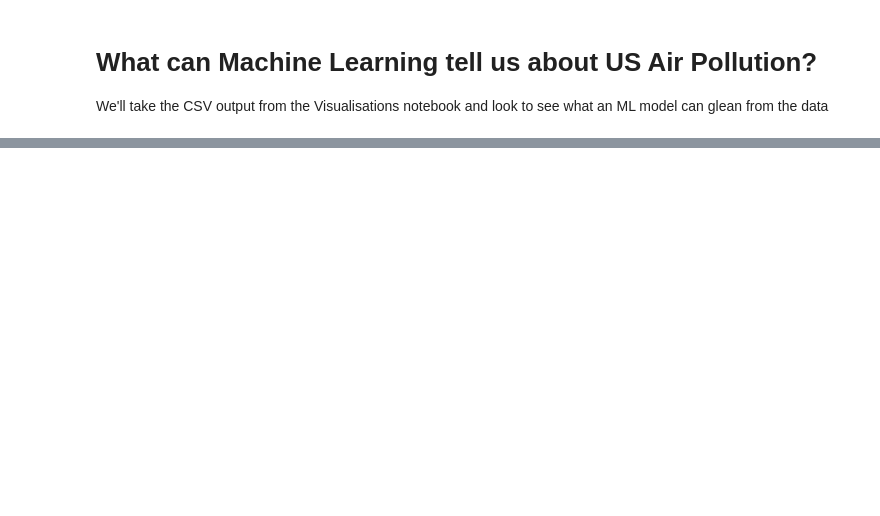
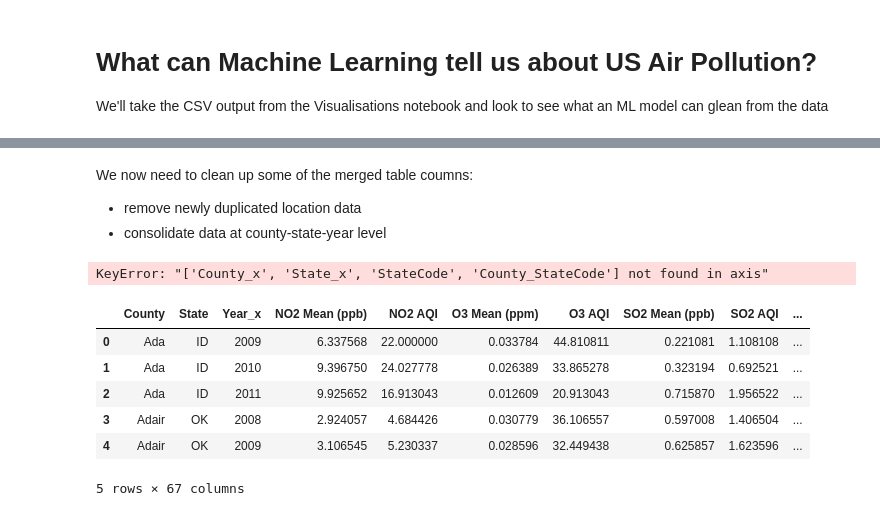
Before and after one commit to illusio666/us_air_pollution, a Jupyter notebook: jupyter_notebooks/pollution_ml.ipynb, the cells around one changed output, grey strips where cells are left out. Saved outputs shown, nothing was run; the diff lists cells and outputs as text; code cells hidden in the pictures; blank space fills up the shorter version.

Commit message:
Add demographic data; revamp location fields to join to demographic data; mothball previous ML in case reuse might be helpful.

```diff
--- a/jupyter_notebooks/pollution_ml.ipynb
+++ b/jupyter_notebooks/pollution_ml.ipynb
@@ -8,0 +90,4 @@ import sklearn
+# %%
+# Merge the datasets on the new key where pollution data is the left table and demo data is pulled in where available
+merged = pd.merge(poll, demo, on='County_StateCode', how='left')
+merged.head()
@@ -8,0 +127,69 @@ import sklearn
+# %% [markdown]
+We now need to clean up some of the merged table coumns:
+- remove newly duplicated location data
+- consolidate data at county-state-year level
+# %%
+# Keep the demographics county/state
+merged = merged.drop(columns=[
+    "County_x",
+    "State_x",
+    "StateCode",
+    "County_StateCode"
+])
+
+# Rename County_y and State_y to clean names
+merged = merged.rename(columns={
+    "County_y": "County",
+    "State_y": "State"
+})
+# %% [output]
+KeyError: "['County_x', 'State_x', 'StateCode', 'County_StateCode'] not found in axis"
+# %%
+# aggregate data by county-state-year to get average pollution levels per year
+
+pollutant_cols = [
+    'NO2 Mean (ppb)', 'NO2 AQI',
+    'O3 Mean (ppm)', 'O3 AQI',
+    'SO2 Mean (ppb)', 'SO2 AQI',
+    'CO Mean (ppm)', 'CO AQI',
+    'O3_AQI_imp', 'SO2_AQI_imp', 'CO_AQI_imp', 'NO2_AQI_imp'
+]
+
+# Aggregate
+poll_agg = (
+    merged.groupby(["County", "State", "Year"])[pollutant_cols]
+          .mean()
+          .reset_index()
+)
+
+# take the first row per group for the demographic columns
+demo_cols = [
+    col for col in merged.columns
+    if col not in pollutant_cols
+    and col not in ["Date Local", "Quarter", "DayOfWeek", "City", "City_County_State"]
+    and col not in ["County", "State"]   # <-- critical fix
+]
+
+
+demo_static = (
+    merged.groupby(["County", "State"])[demo_cols]
+          .first()
+          .reset_index()
+)
+
+# merge back the demographic static data
+final_df = poll_agg.merge(
+    demo_static,
+    on=["County", "State"],
+    how="left"
+)
+
+final_df.head()
+# %% [output]
+|  | County | State | Year_x | NO2 Mean (ppb) | NO2 AQI | O3 Mean (ppm) | O3 AQI | SO2 Mean (ppb) | SO2 AQI | ... |
+| 0 | Ada | ID | 2009 | 6.337568 | 22.000000 | 0.033784 | 44.810811 | 0.221081 | 1.108108 | ... |
+| 1 | Ada | ID | 2010 | 9.396750 | 24.027778 | 0.026389 | 33.865278 | 0.323194 | 0.692521 | ... |
+| 2 | Ada | ID | 2011 | 9.925652 | 16.913043 | 0.012609 | 20.913043 | 0.715870 | 1.956522 | ... |
+| 3 | Adair | OK | 2008 | 2.924057 | 4.684426 | 0.030779 | 36.106557 | 0.597008 | 1.406504 | ... |
+| 4 | Adair | OK | 2009 | 3.106545 | 5.230337 | 0.028596 | 32.449438 | 0.625857 | 1.623596 | ... |
+5 rows × 67 columns
```
Also changed, not shown: parts of 24 cells of this notebook, 8 other files.
